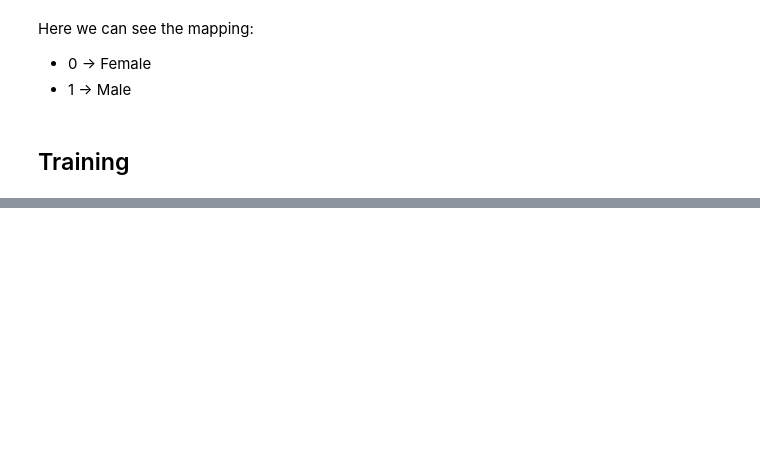
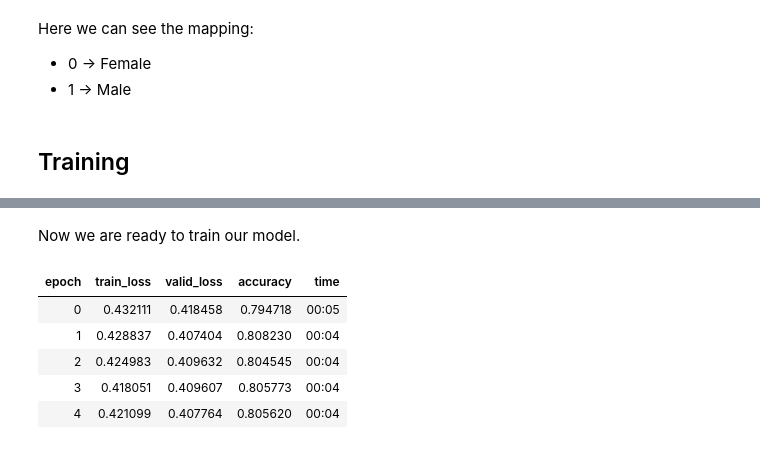
Before and after one commit to aryanfaghihi/ai-course, a Jupyter notebook: Tabular 2.ipynb, the cells around one changed output, grey strips where cells are left out. Cells and saved outputs as stored; diff of their text form; code cells hidden in the pictures; blank space fills up the shorter version.

```diff
--- a/Tabular 2.ipynb
+++ b/Tabular 2.ipynb
@@ -443,0 +428,12 @@ Here we can see the mapping:
+# %% [markdown]
+Now we are ready to train our model.
+# %%
+learn = tabular_learner(dataloader, layers=[200,100], metrics=accuracy)
+learn.fit(5)
+# %% [output]
+| epoch | train_loss | valid_loss | accuracy | time |
+| 0 | 0.432111 | 0.418458 | 0.794718 | 00:05 |
+| 1 | 0.428837 | 0.407404 | 0.808230 | 00:04 |
+| 2 | 0.424983 | 0.409632 | 0.804545 | 00:04 |
+| 3 | 0.418051 | 0.409607 | 0.805773 | 00:04 |
+| 4 | 0.421099 | 0.407764 | 0.805620 | 00:04 |
```
Also changed, not shown: parts of 38 cells of this notebook.
